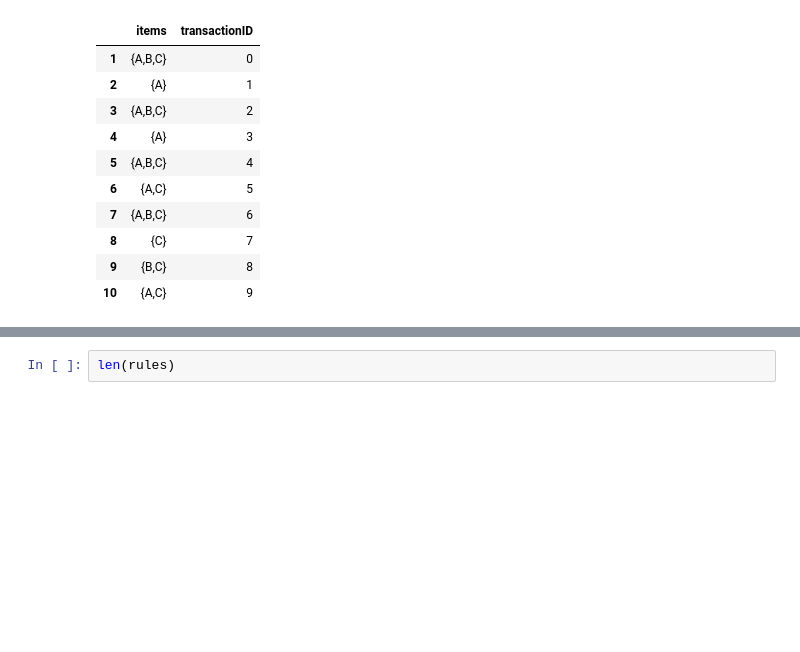
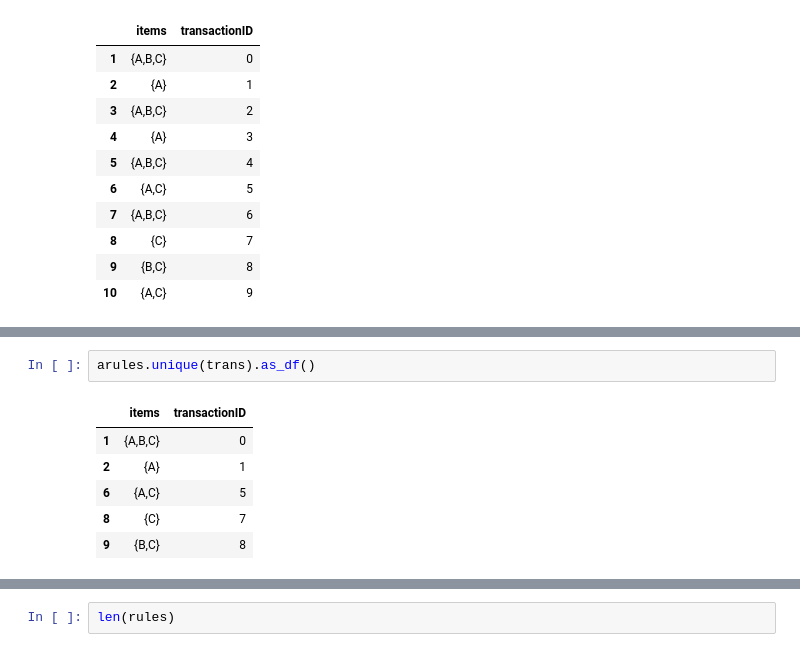
Before and after one commit to mhahsler/arulespy, a Jupyter notebook: howto.ipynb, the cells around one changed output, grey strips where cells are left out. Drawn from its saved outputs; the diff is of its cells as text; blank space fills up the shorter version.

Commit message:
improved readme and added unique and sample.

```diff
--- a/howto.ipynb
+++ b/howto.ipynb
@@ -79,0 +87,9 @@ We can calculate item frequencies or remove duplicate transactions. All availabl
+# %%
+arules.unique(trans).as_df()
+# %% [output]
+|  | items | transactionID |
+| 1 | {A,B,C} | 0 |
+| 2 | {A} | 1 |
+| 6 | {A,C} | 5 |
+| 8 | {C} | 7 |
+| 9 | {B,C} | 8 |
```
Also changed, not shown: parts of 31 cells of this notebook, 3 other files.
